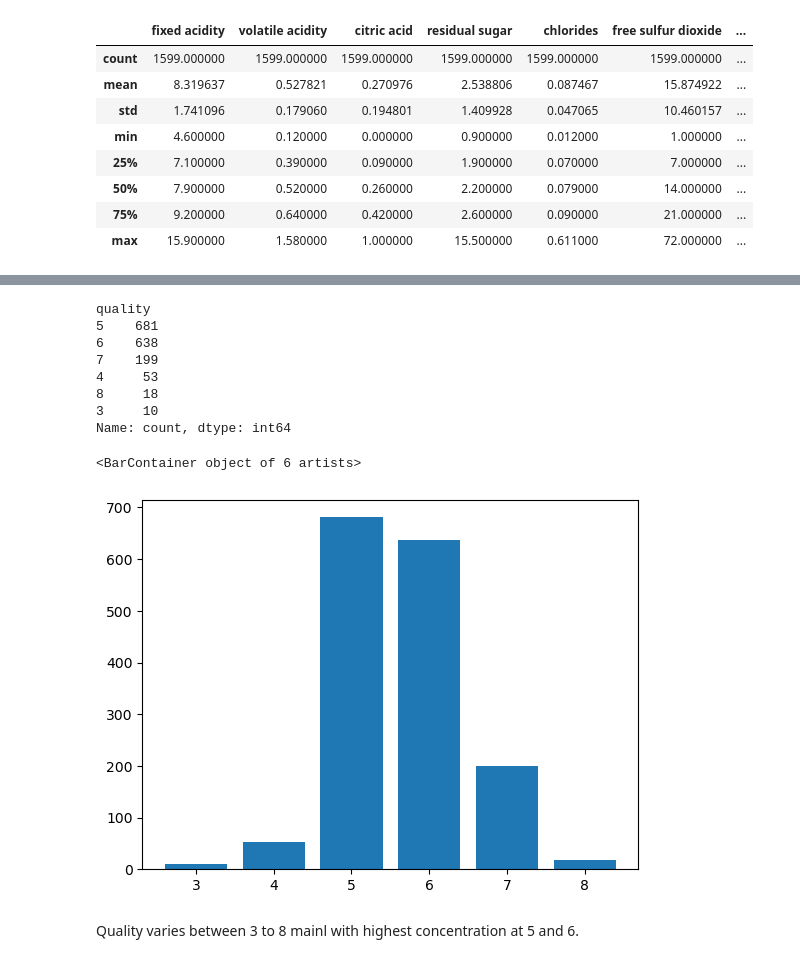
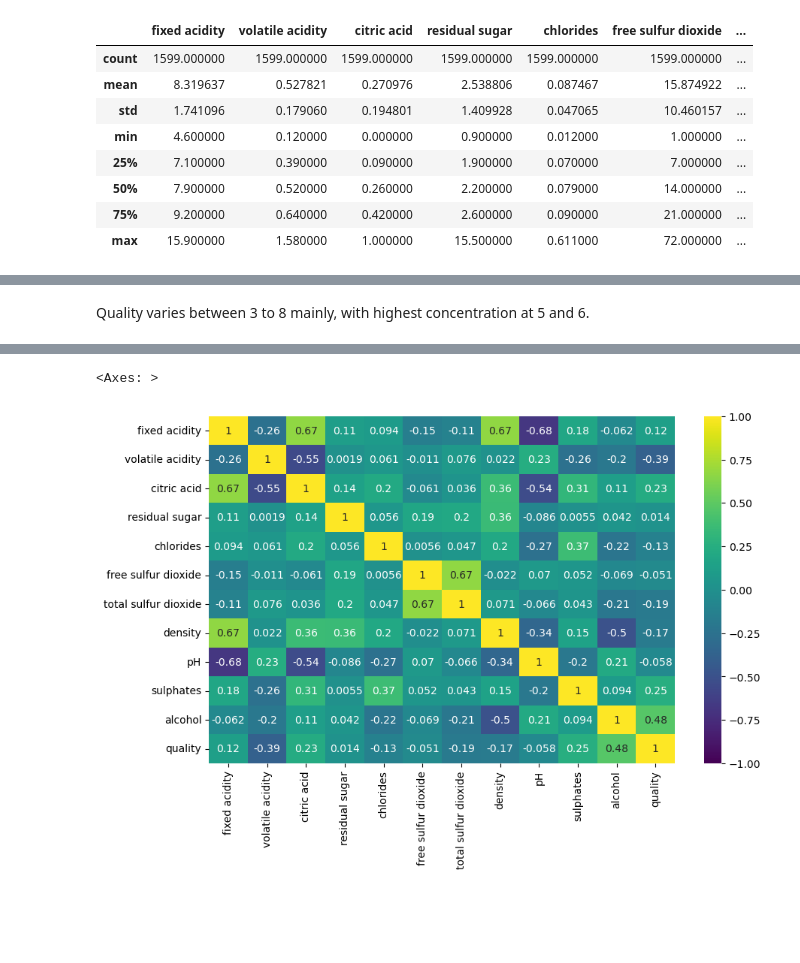
Before and after one commit to Tashhfia/5, a Jupyter notebook: wine_eval.ipynb, the cells around one changed output, grey strips where cells are left out. Cells and saved outputs as stored; diff of their text form; code cells hidden in the pictures; blank space fills up the shorter version.

```diff
--- a/wine_eval.ipynb
+++ b/wine_eval.ipynb
@@ -48,3 +72,5 @@ dtype: int64
+# %% [markdown]
+Quality varies between 3 to 8 mainly, with highest concentration at 5 and 6.
 # %%
 wine_df.corr()
 # %% [output]
@@ -61,21 +87,9 @@ wine_df.corr()
 | sulphates | 0.183006 | -0.260987 | 0.312770 | 0.005527 | 0.371260 | 0.051658 | ... |
 | alcohol | -0.061668 | -0.202288 | 0.109903 | 0.042075 | -0.221141 | -0.069408 | ... |
 | quality | 0.124052 | -0.390558 | 0.226373 | 0.013732 | -0.128907 | -0.050656 | ... |
-# %%
-wine_df["quality"].value_counts()
-# %% [output]
-quality
-5    681
-6    638
-7    199
-4     53
-8     18
-3     10
-Name: count, dtype: int64
-# %%
-plt.bar(wine_df["quality"].unique(),wine_df["quality"].value_counts())
-# %% [output]
-<BarContainer object of 6 artists>
-[figure, removed]
-# %% [markdown]
-Quality varies between 3 to 8 mainl with highest concentration at 5 and 6.
+# %%
+plt.figure(figsize=(10, 6))
+sns.heatmap(wine_df.corr(), vmin=-1, vmax=1, annot=True, cmap="viridis")
+# %% [output]
+<Axes: >
+[figure, added]
```
Also changed, not shown: parts of 7 cells of this notebook.
